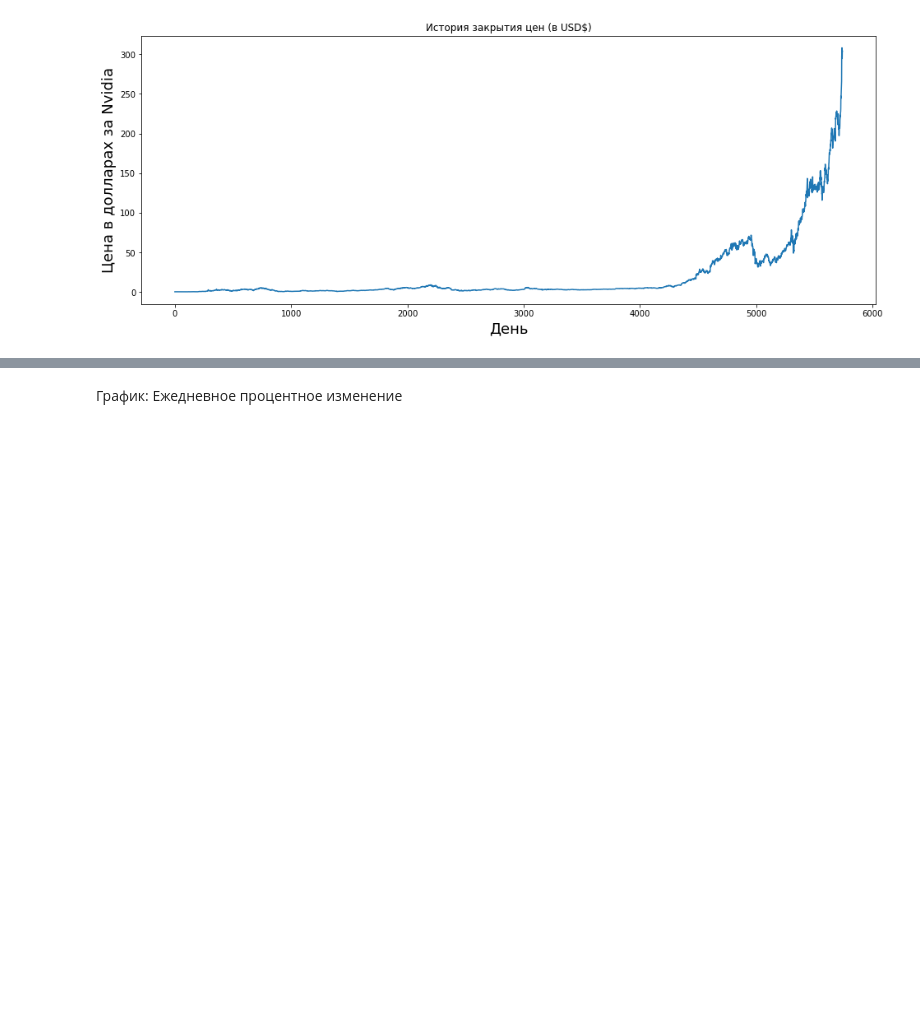
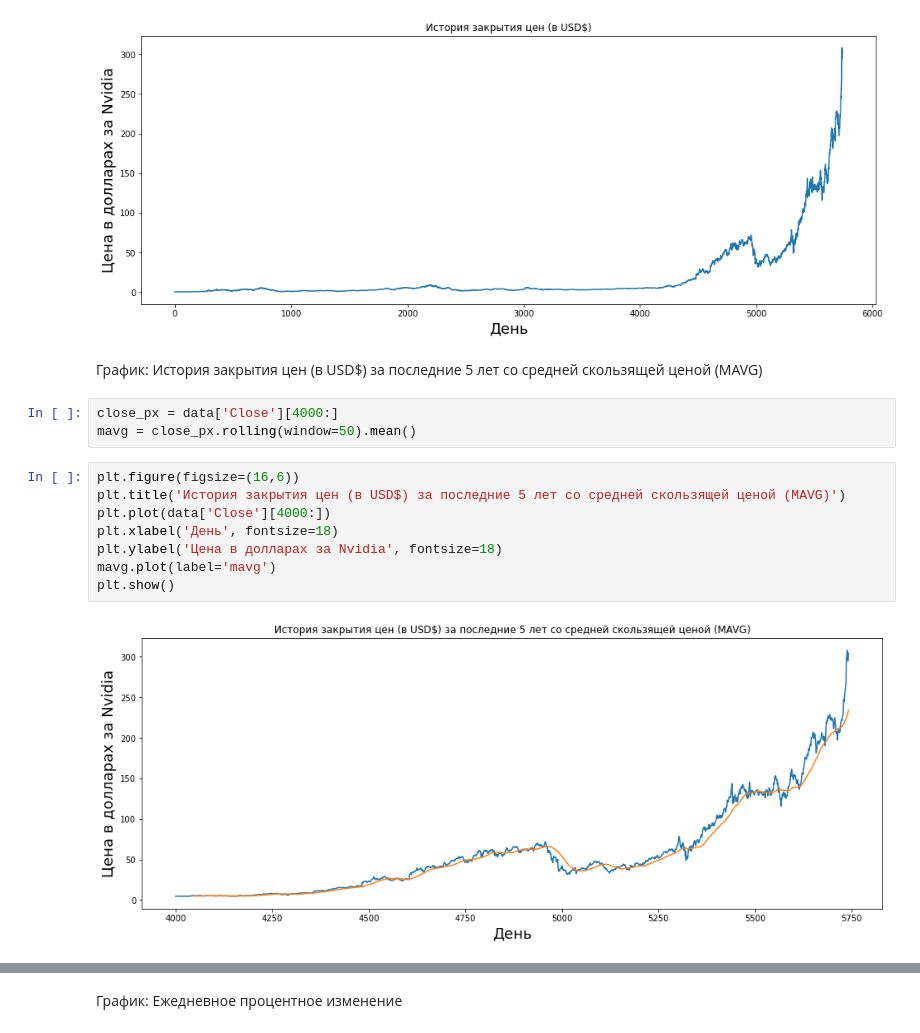
Before and after one commit to NikulinKClemento/matplotlibProject2, a Jupyter notebook: matplotlibProject2.ipynb, the cells around one changed output, grey strips where cells are left out. Cells and saved outputs as stored; diff of their text form; blank space fills up the shorter version.

```diff
--- a/matplotlibProject2.ipynb
+++ b/matplotlibProject2.ipynb
@@ -81,3 +81,18 @@ plt.ylabel('Цена в долларах за Nvidia', fontsize=18)
 plt.show()
 # %% [output]
 [figure]
+# %% [markdown]
+График: История закрытия цен (в USD$) за последние 5 лет со средней скользящей ценой (MAVG)
+# %%
+close_px = data['Close'][4000:]
+mavg = close_px.rolling(window=50).mean()
+# %%
+plt.figure(figsize=(16,6))
+plt.title('История закрытия цен (в USD$) за последние 5 лет со средней скользящей ценой (MAVG)')
+plt.plot(data['Close'][4000:])
+plt.xlabel('День', fontsize=18)
+plt.ylabel('Цена в долларах за Nvidia', fontsize=18)
+mavg.plot(label='mavg')
+plt.show()
+# %% [output]
+[figure, added]
```
Also changed, not shown: parts of 4 cells of this notebook.
